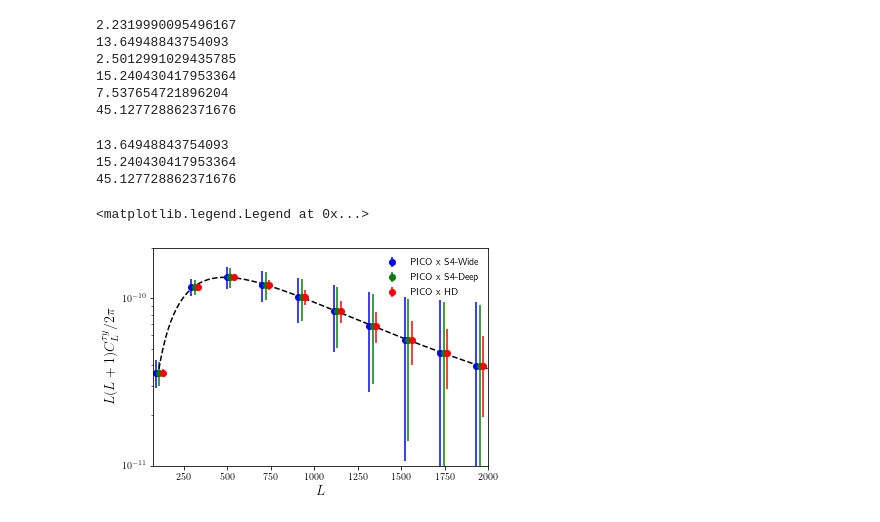
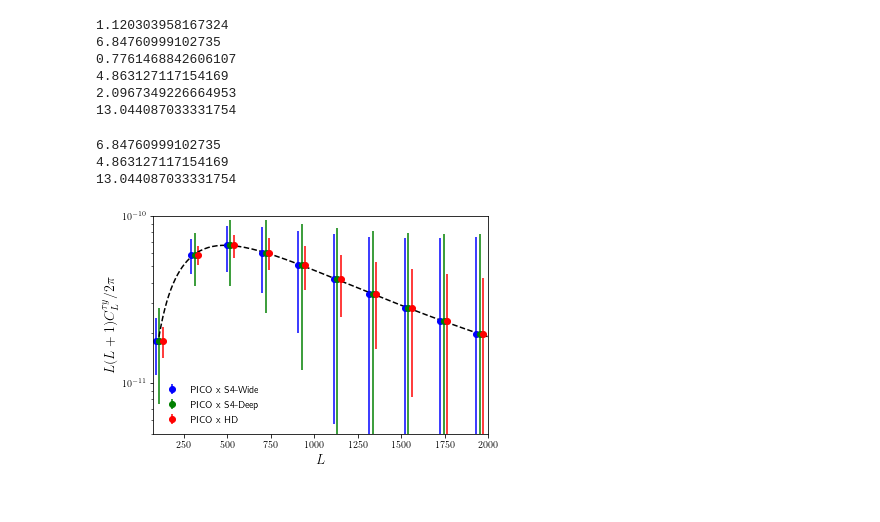
Before and after one commit to toshiyan/planck-tauxy, a Jupyter notebook: ms_fig_forecast.ipynb, the cells around one changed output. Saved outputs shown, nothing was run; the diff lists cells and outputs as text; code cells hidden in the pictures.

```diff
--- a/ms_fig_forecast.ipynb
+++ b/ms_fig_forecast.ipynb
@@ -30,21 +30,21 @@ s = mb.bc*(mb.bc+1)/2./np.pi
 fclty = np.load('../data/other/clty_fid_alpha_0.npz')
 lb    = fclty['l']
 incl  = fclty['cl']
-clty  = interp1d(lb, lb*(lb+1)*incl/2/np.pi )
+clty  = interp1d(lb, lb*(lb+1)*incl/2/np.pi * 0.5 )  # including scale to 5x10^4K
 # %%
-covEB0 = {exp: np.sqrt( np.loadtxt('../v4.3/covariance_'+exp+'_y-plk.dat').diagonal()[10:] ) for exp in exps}
-covEB1 = {exp: np.sqrt( np.loadtxt('../v4.3/covariance_'+exp+'_y-pico.dat').diagonal()[10:] ) for exp in exps}
+covEB0 = {exp: np.sqrt( np.loadtxt('../data/local/v4.4/covariance_'+exp+'_y-plk.dat').diagonal()[10:] ) for exp in exps}
+covEB1 = {exp: np.sqrt( np.loadtxt('../data/local/v4.4/covariance_'+exp+'_y-pico.dat').diagonal()[10:] ) for exp in exps}
 # %%
 for exp in exps:
     print( np.sum((clty(mb.bc)/covEB0[exp]/s)**2)**.5 )
     print( np.sum((clty(mb.bc)/covEB1[exp]/s)**2)**.5 )
 # %% [output]
-2.2319990095496167
-13.64948843754093
-2.5012991029435785
-15.240430417953364
-7.537654721896204
-45.127728862371676
+1.120303958167324
+6.84760999102735
+0.7761468842606107
+4.863127117154169
+2.0967349226664953
+13.044087033331754
 # %%
 #lb, incl = (np.loadtxt('../data/plk/input/forecast_tt_TH_R5.0_a0.0.dat',usecols=(0,1))).T
 #ctt = np.concatenate((np.array([0.,0.]),interp1d(lb, incl )(L[2:])))
@@ -52,16 +52,15 @@ for exp in exps:
 #plot(L[100:2001],clty)
 #plot(L,ctt*1.7e-6)
 # %%
-pl.plot_1dstyle(ylab=r'$L(L+1)C^{\tau y}_L/2\pi$',usetex=True,xmin=75,xmax=2000,ymin=1e-11,ymax=2e-10,ylog=True)
+pl.plot_1dstyle(ylab=r'$L(L+1)C^{\tau y}_L/2\pi$',usetex=True,xmin=75,xmax=2000,ymin=5e-12,ymax=1e-10,ylog=True)
 for j, (exp,lab,c) in enumerate(zip(exps,labs,colors)):
     errorbar(mb.bc+20*j-15,clty(mb.bc),yerr=s*covEB1[exp],fmt='o',label='PICO x '+lab,color=c)
     print( np.sum((clty(mb.bc)/covEB1[exp]/s)**2)**.5 )
 plot(L[100:2000],clty(L[100:2000]),color='k',ls='--')
-legend()
-#savefig('fig_forecast_ty.pdf')
+legend(loc=3)
+savefig('fig_forecast_ty.pdf')
 # %% [output]
-13.64948843754093
-15.240430417953364
-45.127728862371676
+6.84760999102735
+4.863127117154169
+13.044087033331754
-<matplotlib.legend.Legend at 0x...>
-[figure, old version]
+[figure, new version]
```
Also changed, not shown: 1 other file.
